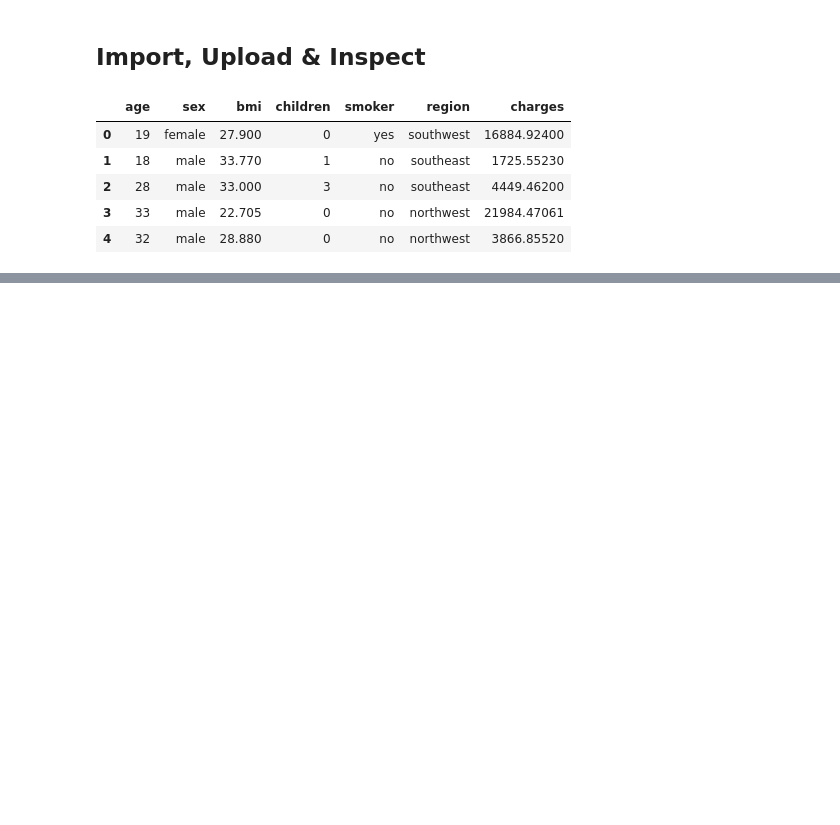
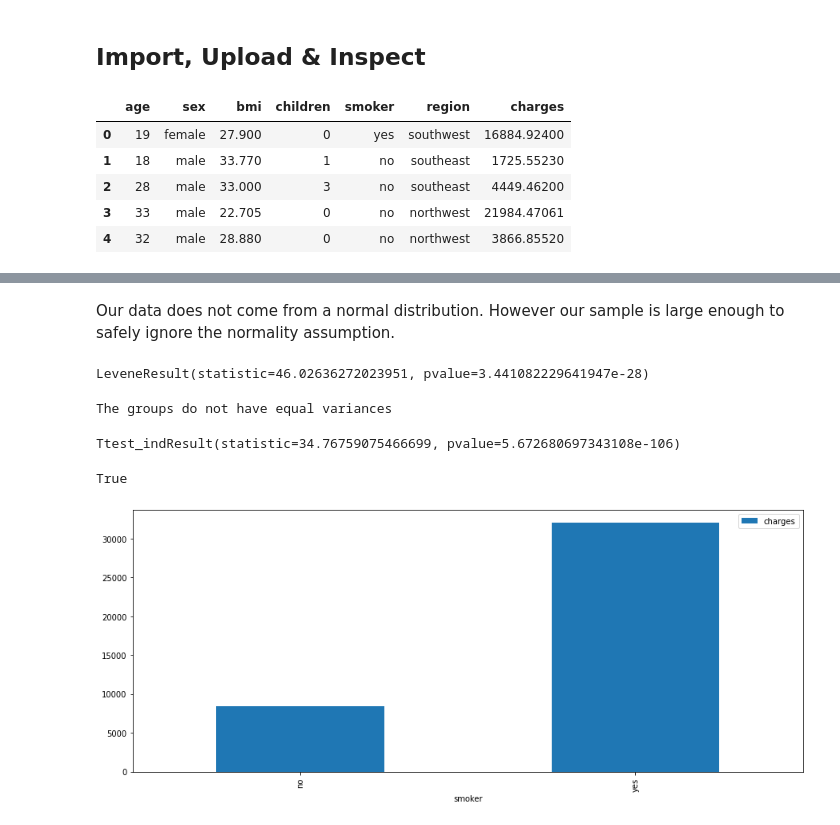
Before and after one commit to lindseyvanosky/Hypothesis-Testing-Exercise, a Jupyter notebook: Hypothesis Testing with Insurance Data (Core).ipynb, the cells around one changed output, grey strips where cells are left out. Cells and saved outputs as stored; diff of their text form; code cells hidden in the pictures; blank space fills up the shorter version.

```diff
--- a/Hypothesis Testing with Insurance Data (Core).ipynb
+++ b/Hypothesis Testing with Insurance Data (Core).ipynb
@@ -34,0 +307,32 @@ df.head()
+# %% [markdown]
+Our data does not come from a normal distribution. However our sample is large enough to safely ignore the normality assumption.
+# %%
+#Assumption of Equal Variance
+# This function tests the null hypothesis that variance is equal across all samples.
+result_2 = stats.levene(*groups_2.values())
+print(result_2)
+# %% [output]
+LeveneResult(statistic=46.02636272023951, pvalue=3.441082229641947e-28)
+# %%
+if result_2.pvalue < .05:
+    print(f"The groups do not have equal variances")
+else:
+    print(f"The groups DO have equal variance")
+# %% [output]
+The groups do not have equal variances
+# %%
+#Final ANOVA Test
+result = stats.ttest_ind(*groups.values(), equal_var = False)
+print(result)
+result.pvalue < .05
+# %% [output]
+Ttest_indResult(statistic=34.76759075466699, pvalue=5.672680697343108e-106)
+True
+# %%
+fig, ax = plt.subplots(figsize=(15,6))
+
+avg_charges = df.groupby(["smoker"])["charges"].mean()
+avg_charges.plot(kind = "bar", x = "smoker", y = "charges")
+ax.legend();
+# %% [output]
+[figure, added]
```
Also changed, not shown: parts of 32 cells of this notebook.
